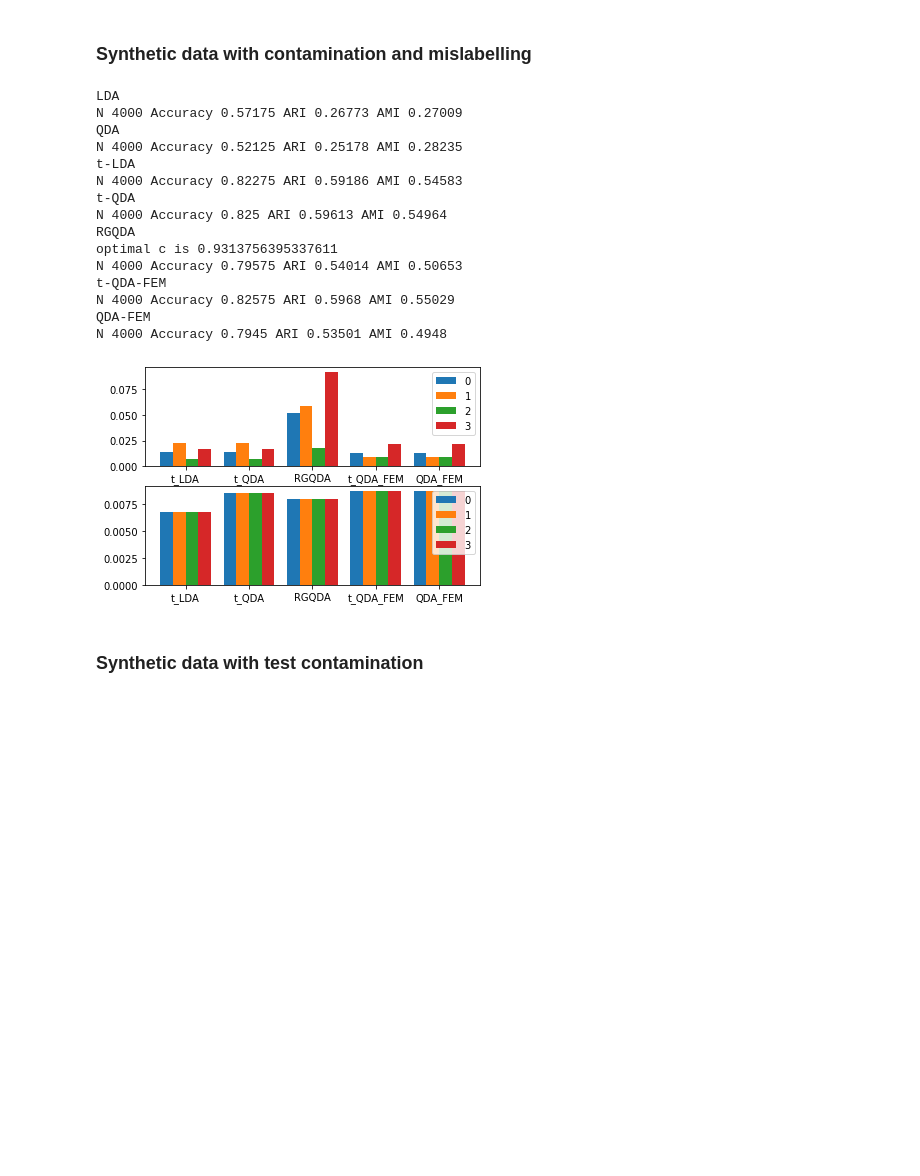
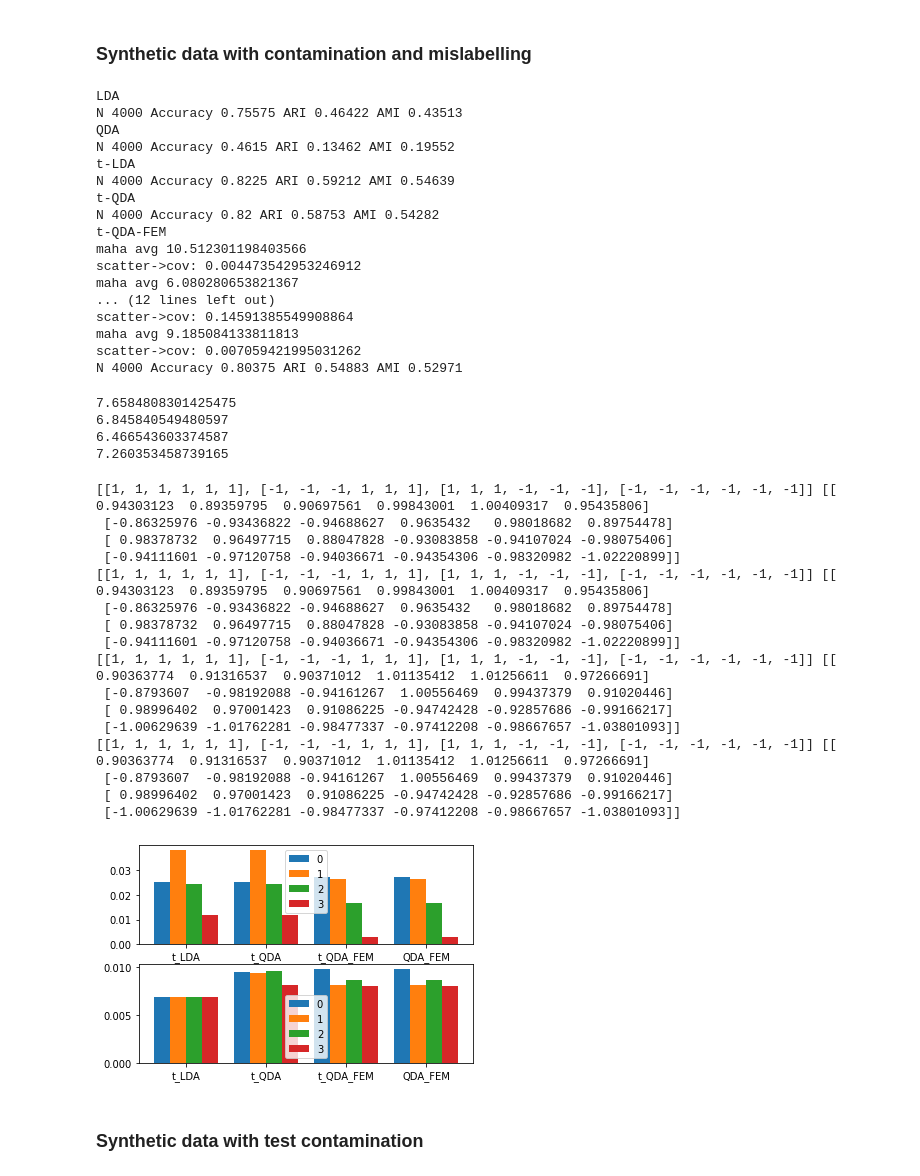
Before and after one commit to Andrewwango/femda, a Jupyter notebook: experiment_LDA.ipynb, the cells around one changed output. Saved outputs shown, nothing was run; the diff lists cells and outputs as text; code cells hidden in the pictures; blank space fills up the shorter version.

```diff
--- a/experiment_LDA.ipynb
+++ b/experiment_LDA.ipynb
@@ -51,11 +56,11 @@ from _fem import FEM
 # %%
 def run_all(X, y, X_test, y_test, slow=True, percent_outliers=0):
     print("LDA")
-    ldatest = LDA(method='generalised')#discriminant_analysis.LinearDiscriminantAnalysis()
+    ldatest = LDA(method='distributional')#discriminant_analysis.LinearDiscriminantAnalysis()
     ldatest.fit(X, pd.Series(y))
     print_metrics(pd.Series(y_test), ldatest.predict(X_test, percent_outliers))
     print("QDA")
-    qdatest = QDA(method='generalised')#discriminant_analysis.QuadraticDiscriminantAnalysis()
+    qdatest = QDA(method='distributional')#discriminant_analysis.QuadraticDiscriminantAnalysis()
     qdatest.fit(X, pd.Series(y))
     print_metrics(pd.Series(y_test), qdatest.predict(X_test, percent_outliers))
     print("t-LDA")
@@ -72,12 +77,12 @@ def run_all(X, y, X_test, y_test, slow=True, percent_outliers=0):
     #gqdatest = GQDA()
     #gqdatest.fit(X, pd.Series(y))
     #print_metrics(pd.Series(y_test), gqdatest.predict(X_test, percent_outliers))
-
+    """
     print("RGQDA")
     rgqdatest = RGQDA('M-estimator')
     rgqdatest.fit(X, pd.Series(y))
     print_metrics(pd.Series(y_test), rgqdatest.predict(X_test, percent_outliers))
-    """
+
     print("RGQDA-S")
     rgqdastest = RGQDA('S-estimator')
     rgqdastest.fit(X, pd.Series(y))
@@ -100,7 +105,7 @@ def run_all(X, y, X_test, y_test, slow=True, percent_outliers=0):
     qda_femtest.fit(X, pd.Series(y))
     print_metrics(pd.Series(y_test), qda_femtest.predict(X_test, percent_outliers))
 
-    return ldatest, qdatest, t_ldatest, t_qdatest, rgqdatest, t_qda_femtest, qda_femtest # rgqdastest, rqdatest, rqdastest,
+    return {"LDA": ldatest, "QDA": qdatest, "t_LDA": t_ldatest, "t_QDA": t_qdatest, "t_QDA_FEM": t_qda_femtest, "QDA_FEM": qda_femtest} #"RGQDA_M": rgqdatest, "RGQDA_S": rgqdastest, "RQDA_M": rqdatest, "RQDA_S": rqdastest,
 # %%
 def test_all(models, X_test, y_test, percent_outliers=0):
     for model in models:
@@ -365,15 +473,15 @@ print_metrics(pd.Series(mnist_test_labels), qda.predict(mnist_test_pca))
 # %%
 np.random.seed(seed=233423)
 # %%
-means_synth1 = np.array([[1, 1, 1, 1, 1, 1 ], [-1,-1,-1, 1, 1, 1], [1, 1, 1, -1,-1,-1], [-1,-1,-1,-1,-1,-1]])
-covs_synth1 = np.array([np.eye(6), np.eye(6), np.eye(6), np.eye(6)])
+means_synth1 = {0: [1, 1, 1, 1, 1, 1 ], 1: [-1,-1,-1, 1, 1, 1], 2: [1, 1, 1, -1,-1,-1], 3: [-1,-1,-1,-1,-1,-1]}
+covs_synth1 = {0: np.eye(6), 1: np.eye(6), 2: np.eye(6), 3: np.eye(6)}
 # %%
 def synthesise(n, contamination=0, mislabelling=0): #contamination, mislabelling percent
     hard = False
-    X1,o1 = contaminated(n, stats.multivariate_t, contamination, loc=means_synth1[0,:], shape=covs_synth1[0], df=1, hard=hard) #cauchy
-    X2,o2 = contaminated(n, stats.multivariate_t, contamination, loc=means_synth1[1,:], shape=covs_synth1[1], df=3, hard=hard) #t
-    X3,o3 = contaminated(n, stats.multivariate_t, contamination, loc=means_synth1[2,:], shape=covs_synth1[2], df=20, hard=hard) #normal
-    X4,o4 = contaminated(n, stats.multivariate_t, contamination, loc=means_synth1[3,:], shape=covs_synth1[3], df=1, hard=hard) #cauchy
+    X1,o1 = contaminated(n, stats.multivariate_t, contamination, loc=means_synth1[0], shape=covs_synth1[0], df=1, hard=hard) #cauchy
+    X2,o2 = contaminated(n, stats.multivariate_t, contamination, loc=means_synth1[1], shape=covs_synth1[1], df=3, hard=hard) #t
+    X3,o3 = contaminated(n, stats.multivariate_t, contamination, loc=means_synth1[2], shape=covs_synth1[2], df=20, hard=hard) #normal
+    X4,o4 = contaminated(n, stats.multivariate_t, contamination, loc=means_synth1[3], shape=covs_synth1[3], df=1, hard=hard) #cauchy
     y =  mislabelled(n, mislabelling, np.arange(4))
     return np.vstack([X1, X2, X3, X4]), y, apply_outlierness([o1,o2,o3,o4],y)
 # %%
@@ -452,24 +557,50 @@ X,y,_ = synthesise(1000, contamination=0.1, mislabelling=0.1)
 models_synth_contamination_mislabelling = run_all(X,y,X_test,y_test)
 # %% [output]
 LDA
-N 4000 Accuracy 0.57175 ARI 0.26773 AMI 0.27009
+N 4000 Accuracy 0.75575 ARI 0.46422 AMI 0.43513
 QDA
-N 4000 Accuracy 0.52125 ARI 0.25178 AMI 0.28235
+N 4000 Accuracy 0.4615 ARI 0.13462 AMI 0.19552
 t-LDA
-N 4000 Accuracy 0.82275 ARI 0.59186 AMI 0.54583
+N 4000 Accuracy 0.8225 ARI 0.59212 AMI 0.54639
 t-QDA
-N 4000 Accuracy 0.825 ARI 0.59613 AMI 0.54964
-RGQDA
-optimal c is 0.9313756395337611
-N 4000 Accuracy 0.79575 ARI 0.54014 AMI 0.50653
+N 4000 Accuracy 0.82 ARI 0.58753 AMI 0.54282
 t-QDA-FEM
-N 4000 Accuracy 0.82575 ARI 0.5968 AMI 0.55029
-QDA-FEM
-N 4000 Accuracy 0.7945 ARI 0.53501 AMI 0.4948
+maha avg 10.512301198403566
+scatter->cov: 0.004473542953246912
+maha avg 6.080280653821367
+... (12 lines left out)
+scatter->cov: 0.14591385549908864
+maha avg 9.185084133811813
+scatter->cov: 0.007059421995031262
+N 4000 Accuracy 0.80375 ARI 0.54883 AMI 0.52971
+# %%
+for c in models_synth_contamination_mislabelling["t_QDA"].covariances:
+    print(np.trace(c))
+# %% [output]
+7.6584808301425475
+6.845840549480597
+6.466543603374587
+7.260353458739165
 # %%
-evaluate_all(models_synth_contamination_mislabelling[2:], means_synth1.T, covs_synth1)
+evaluate_all(models_synth_contamination_mislabelling[2:], means_synth1, covs_synth1)
 # %% [output]
+[[1, 1, 1, 1, 1, 1], [-1, -1, -1, 1, 1, 1], [1, 1, 1, -1, -1, -1], [-1, -1, -1, -1, -1, -1]] [[ 0.94303123  0.89359795  0.90697561  0.99843001  1.00409317  0.95435806]
+ [-0.86325976 -0.93436822 -0.94688627  0.9635432   0.98018682  0.89754478]
+ [ 0.98378732  0.96497715  0.88047828 -0.93083858 -0.94107024 -0.98075406]
+ [-0.94111601 -0.97120758 -0.94036671 -0.94354306 -0.98320982 -1.02220899]]
+[[1, 1, 1, 1, 1, 1], [-1, -1, -1, 1, 1, 1], [1, 1, 1, -1, -1, -1], [-1, -1, -1, -1, -1, -1]] [[ 0.94303123  0.89359795  0.90697561  0.99843001  1.00409317  0.95435806]
+ [-0.86325976 -0.93436822 -0.94688627  0.9635432   0.98018682  0.89754478]
+ [ 0.98378732  0.96497715  0.88047828 -0.93083858 -0.94107024 -0.98075406]
+ [-0.94111601 -0.97120758 -0.94036671 -0.94354306 -0.98320982 -1.02220899]]
+[[1, 1, 1, 1, 1, 1], [-1, -1, -1, 1, 1, 1], [1, 1, 1, -1, -1, -1], [-1, -1, -1, -1, -1, -1]] [[ 0.90363774  0.91316537  0.90371012  1.01135412  1.01256611  0.97266691]
+ [-0.8793607  -0.98192088 -0.94161267  1.00556469  0.99437379  0.91020446]
+ [ 0.98996402  0.97001423  0.91086225 -0.94742428 -0.92857686 -0.99166217]
+ [-1.00629639 -1.01762281 -0.98477337 -0.97412208 -0.98667657 -1.03801093]]
+[[1, 1, 1, 1, 1, 1], [-1, -1, -1, 1, 1, 1], [1, 1, 1, -1, -1, -1], [-1, -1, -1, -1, -1, -1]] [[ 0.90363774  0.91316537  0.90371012  1.01135412  1.01256611  0.97266691]
+ [-0.8793607  -0.98192088 -0.94161267  1.00556469  0.99437379  0.91020446]
+ [ 0.98996402  0.97001423  0.91086225 -0.94742428 -0.92857686 -0.99166217]
+ [-1.00629639 -1.01762281 -0.98477337 -0.97412208 -0.98667657 -1.03801093]]
-[figure, old version]
+[figure, new version]
 # %% [markdown]
 ### Synthetic data with test contamination
 # %%
```
Also changed, not shown: parts of 53 cells of this notebook, 5 other files.
